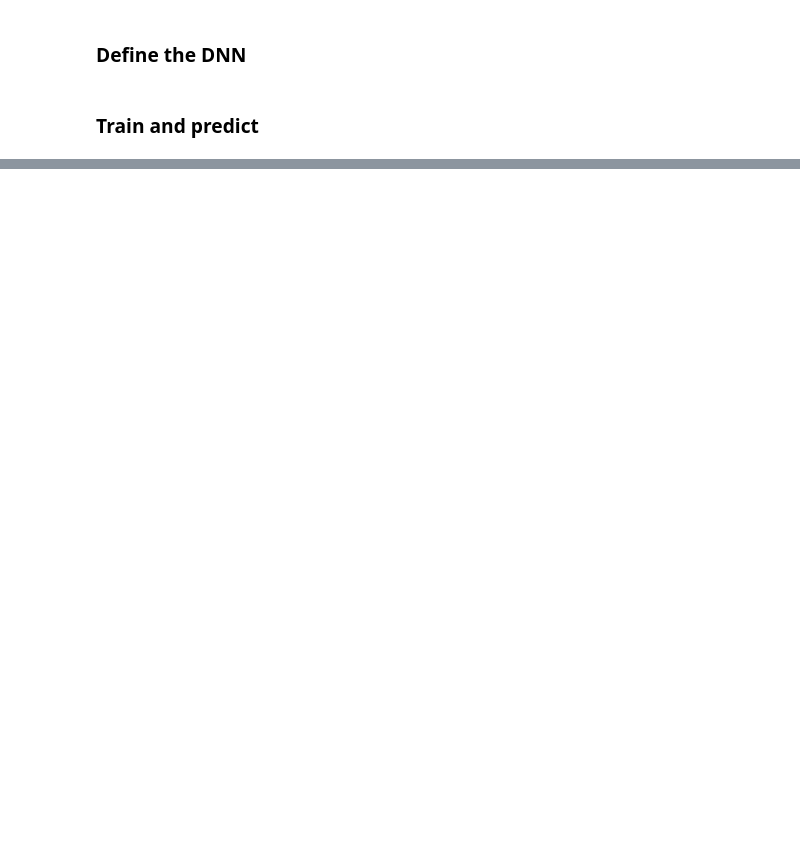
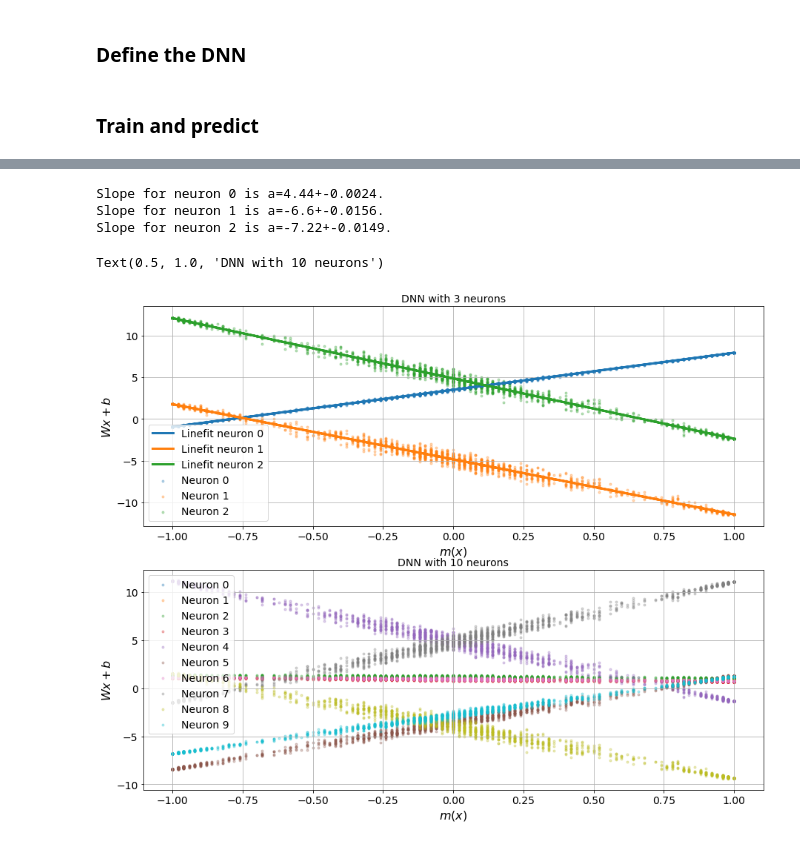
Before and after one commit to elindgren/lfd_project, a Jupyter notebook: Project 2/(Extra) Toy model.ipynb, the cells around one changed output, grey strips where cells are left out. Cells and saved outputs as stored; diff of their text form; code cells hidden in the pictures; blank space fills up the shorter version.

```diff
--- a/Project 2/(Extra) Toy model.ipynb
+++ b/Project 2/(Extra) Toy model.ipynb
@@ -508,0 +322,54 @@ w_star, b_star = train_neuron(m_train, y_train, m_test, y_test, 3)
+# %%
+def lin_func(x,a,b):
+    '''Linear function for curve fit to output data.'''
+    return a*x+b
+
+
+# Get the weights and plot the intermediate results
+W_3 = hidden_layer_3.get_weights()[0]
+b_3 = hidden_layer_3.get_weights()[1]
+
+# For 10 neurons
+W_10 = hidden_layer_10.get_weights()[0]
+b_10 = hidden_layer_10.get_weights()[1]
+
+
+# The magnetization is the average value of the lattices
+mag_vec = m_test.mean(axis=(1,2))
+
+# Rearrange the test data so that it fits our weights - flatten it
+m_test_flat = np.array([m_test[i].flatten() for i in range(len(m_test))])
+
+# Calculate intermediate output
+inter_out_3 = m_test_flat@W_3 + b_3.T
+inter_out_10 = m_test_flat@W_10 + b_10.T
+
+# Plot and do linefits
+
+fig, ax = plt.subplots(2, figsize=(15,12))
+for idx in range(inter_out_3.shape[-1]):
+    # Do line fits to 3 neuron data
+    popt, pcov = curve_fit(lin_func, mag_vec, inter_out_3[:,idx])
+    perr = np.sqrt(np.diag(pcov))
+    print(f'Slope for neuron {idx} is a={np.round(popt[0],2)}+-{np.round(perr[0], 4)}.')
+    ax[0].plot(mag_vec, lin_func(mag_vec, popt[0], popt[1]), linewidth=3, label=f'Linefit neuron {idx}')
+    ax[0].scatter(mag_vec, inter_out_3[:,idx], alpha=0.3, marker='.', label=f'Neuron {idx}')
+ax[0].grid()
+ax[0].set_xlabel(r'$m(x)$')
+ax[0].set_ylabel(r'$Wx+b$')
+ax[0].legend(loc='best')
+ax[0].set_title("DNN with 3 neurons")
+
+for idx in range(inter_out_10.shape[-1]):
+    ax[1].scatter(mag_vec, inter_out_10[:,idx], alpha=0.3, marker='.', label=f'Neuron {idx}')
+ax[1].grid()
+ax[1].set_xlabel(r'$m(x)$')
+ax[1].set_ylabel(r'$Wx+b$')
+ax[1].legend(loc='best')
+ax[1].set_title("DNN with 10 neurons")
+# %% [output]
+Slope for neuron 0 is a=4.44+-0.0024.
+Slope for neuron 1 is a=-6.6+-0.0156.
+Slope for neuron 2 is a=-7.22+-0.0149.
+Text(0.5, 1.0, 'DNN with 10 neurons')
+[figure, added]
```
Also changed, not shown: parts of 10 cells of this notebook.
